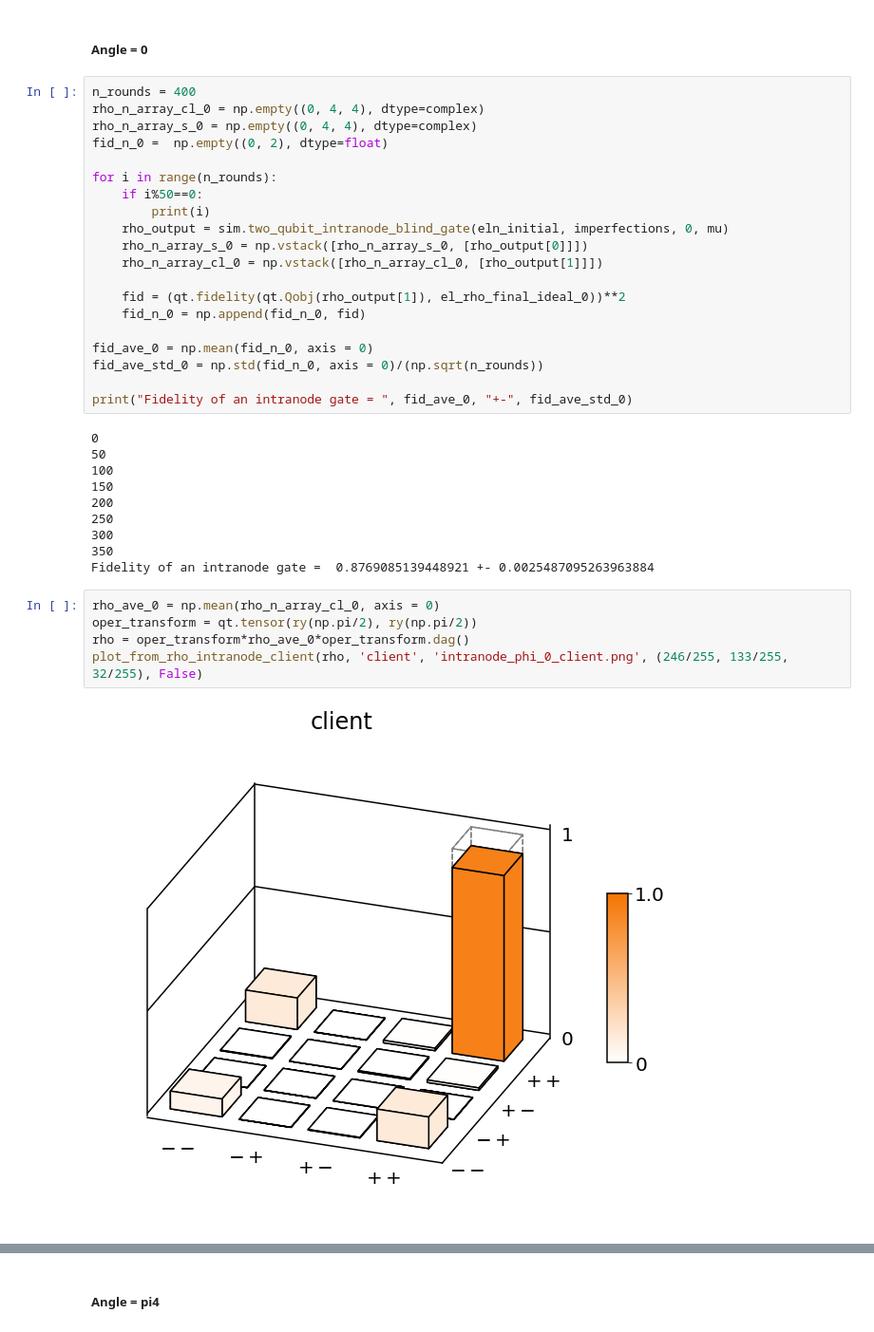
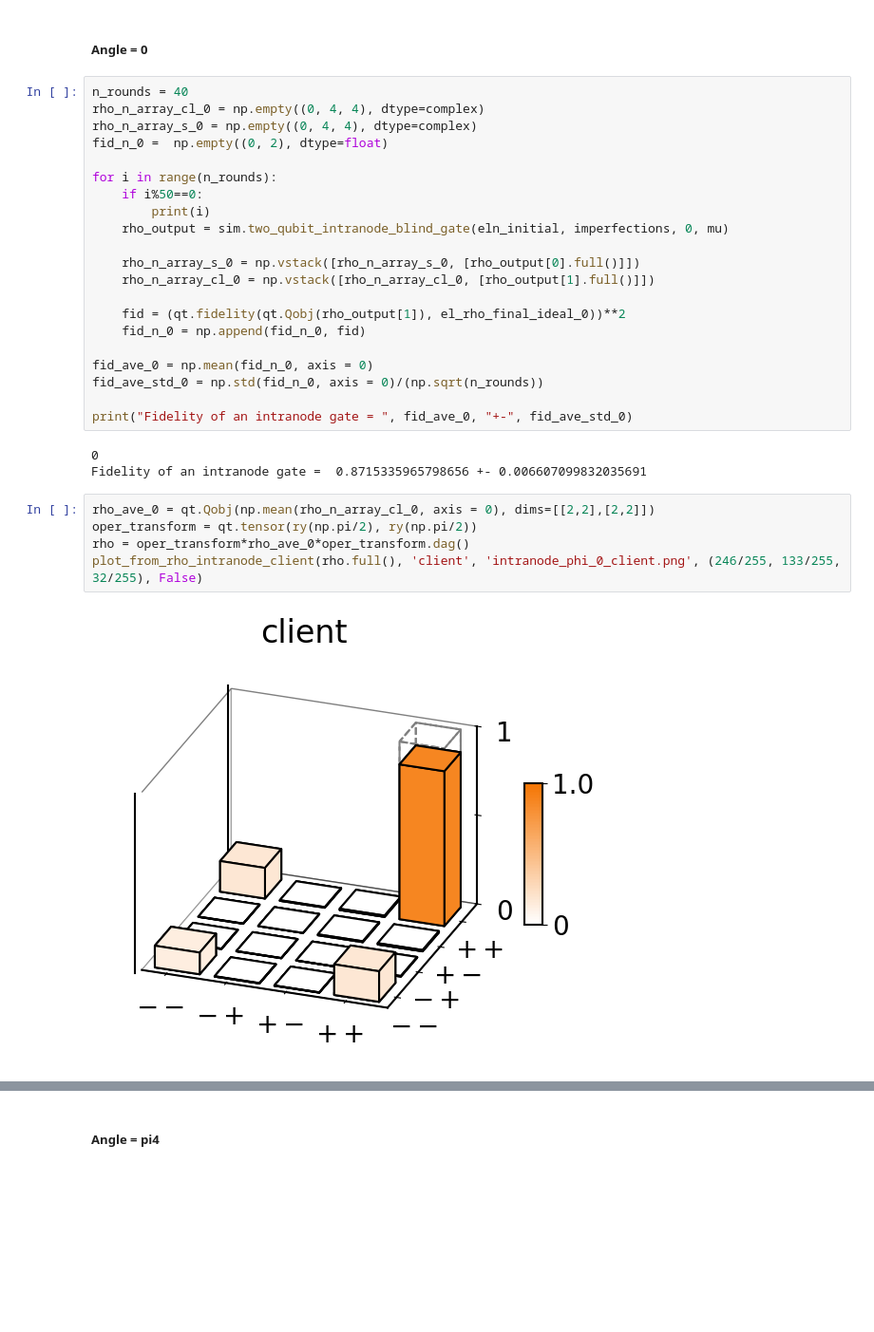
Before and after one commit to lukingroup/simnet, a Jupyter notebook: Notebooks/Blind_SingleNode_dataMatch.ipynb, the cells around one changed output, grey strips where cells are left out. Shown at 95% size. Saved outputs shown, nothing was run; the diff lists cells and outputs as text; blank space fills up the shorter version.

```diff
--- a/Notebooks/Blind_SingleNode_dataMatch.ipynb
+++ b/Notebooks/Blind_SingleNode_dataMatch.ipynb
@@ -838,7 +838,7 @@ el_rho_final_ideal_3pi4 =qt.ket2dm(qt.tensor((qt.basis(2,0) + np.exp(-1j*((3*np.
 # %% [markdown]
 ##### Angle = 0
 # %%
-n_rounds = 400
+n_rounds = 40
 rho_n_array_cl_0 = np.empty((0, 4, 4), dtype=complex)
 rho_n_array_s_0 = np.empty((0, 4, 4), dtype=complex)
 fid_n_0 =  np.empty((0, 2), dtype=float)
@@ -847,8 +847,9 @@ for i in range(n_rounds):
     if i%50==0:
         print(i)
     rho_output = sim.two_qubit_intranode_blind_gate(eln_initial, imperfections, 0, mu)
-    rho_n_array_s_0 = np.vstack([rho_n_array_s_0, [rho_output[0]]])
-    rho_n_array_cl_0 = np.vstack([rho_n_array_cl_0, [rho_output[1]]])
+
+    rho_n_array_s_0 = np.vstack([rho_n_array_s_0, [rho_output[0].full()]])
+    rho_n_array_cl_0 = np.vstack([rho_n_array_cl_0, [rho_output[1].full()]])
 
     fid = (qt.fidelity(qt.Qobj(rho_output[1]), el_rho_final_ideal_0))**2
     fid_n_0 = np.append(fid_n_0, fid)
@@ -859,19 +860,12 @@ fid_ave_std_0 = np.std(fid_n_0, axis = 0)/(np.sqrt(n_rounds))
 print("Fidelity of an intranode gate = ", fid_ave_0, "+-", fid_ave_std_0)
 # %% [output]
 0
-50
-100
-150
-200
-250
-300
-350
-Fidelity of an intranode gate =  0.8769085139448921 +- 0.0025487095263963884
+Fidelity of an intranode gate =  0.8715335965798656 +- 0.006607099832035691
 # %%
-rho_ave_0 = np.mean(rho_n_array_cl_0, axis = 0)
+rho_ave_0 = qt.Qobj(np.mean(rho_n_array_cl_0, axis = 0), dims=[[2,2],[2,2]])
 oper_transform = qt.tensor(ry(np.pi/2), ry(np.pi/2))
 rho = oper_transform*rho_ave_0*oper_transform.dag()
-plot_from_rho_intranode_client(rho, 'client', 'intranode_phi_0_client.png', (246/255, 133/255, 32/255), False)
+plot_from_rho_intranode_client(rho.full(), 'client', 'intranode_phi_0_client.png', (246/255, 133/255, 32/255), False)
 # %% [output]
-[figure, old version]
+[figure, new version]
 # %%
```
Also changed, not shown: parts of 31 cells of this notebook, 10 other files.
